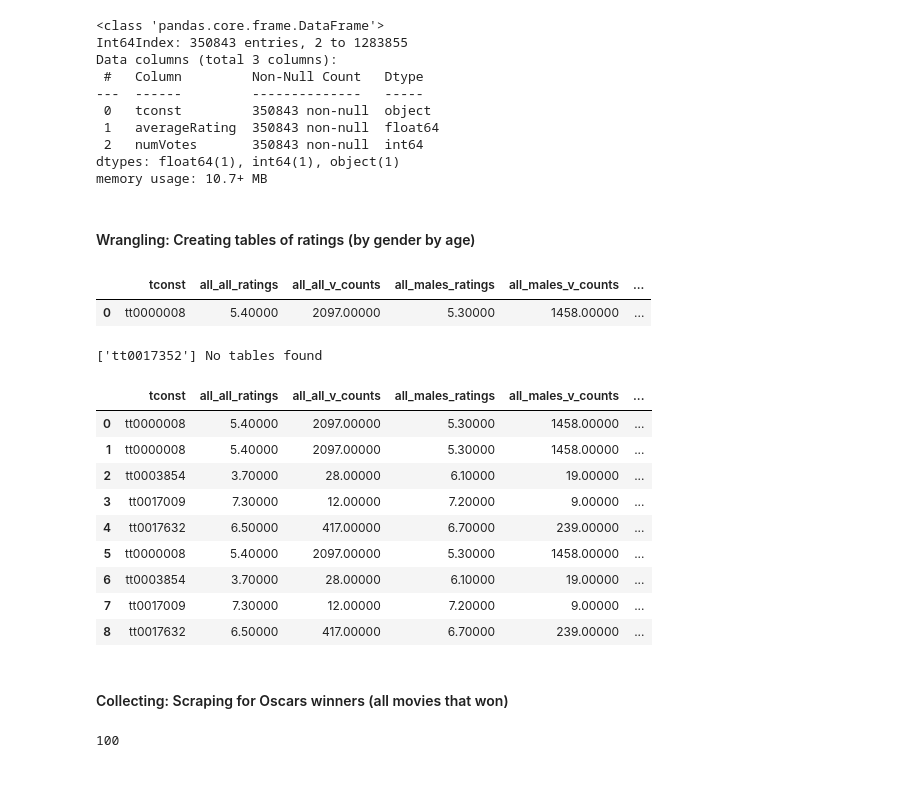
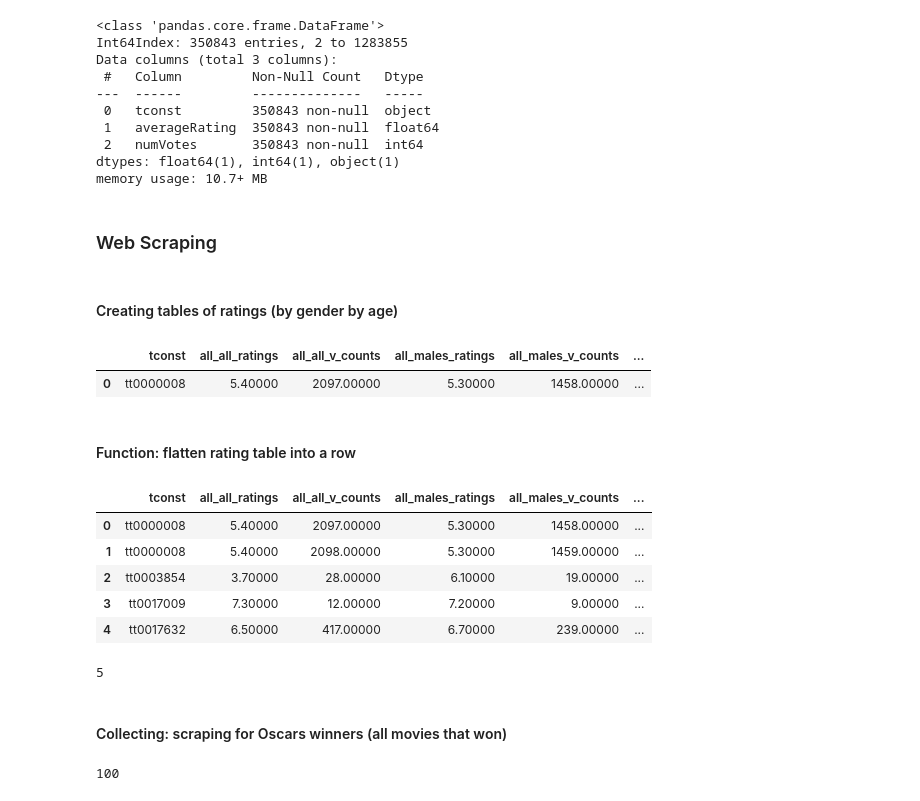
Before and after one commit to tthaopham/Oscars_Predictions, a Jupyter notebook: imdb_data_collection.ipynb, the cells around one changed output. Drawn from its saved outputs; the diff is of its cells as text; code cells hidden in the pictures.

```diff
--- a/imdb_data_collection.ipynb
+++ b/imdb_data_collection.ipynb
@@ -648,8 +638,10 @@ dtypes: float64(1), int64(1), object(1)
 memory usage: 10.7+ MB
 # %%
 title_high_rating.to_csv('./Data/title_high_rating.csv')
+# %% [markdown]
+### Web Scraping
 # %% [markdown]
-#### Wrangling: Creating tables of ratings (by gender by age)
+#### Creating tables of ratings (by gender by age)
 # %%
 first_row = ['tt0000008', 5.4, 2097.0, 5.3, 1458.0, 5.6, 161.0, 6.0, 1.0, 0.0, 0.0, 6.0, 1.0, 5.5, 271.0, 5.5, 235.0, 5.5, 31.0, 5.2, 951.0, 5.2, 846.0, 5.5, 92.0, 5.5, 361.0, 5.5, 321.0, 6.0, 34.0] #len = 31
 table_headers = ['tconst', 'all_all_ratings', 'all_all_v_counts', 'all_males_ratings', 'all_males_v_counts', 'all_females_ratings', 'all_females_v_counts', 'under_18_all_ratings', 'under_18_all_v_counts', 'under_18_males_ratings', 'under_18_males_v_counts', 'under_18_females_ratings', 'under_18_females_v_counts', 'f18_29_all_ratings', 'f18_29_all_v_counts', 'f18_29_males_ratings', 'f18_29_males_v_counts', 'f18_29_females_ratings', 'f18_29_females_v_counts', 'f30_44_all_ratings', 'f30_44_all_v_counts', 'f30_44_males_ratings', 'f30_44_males_v_counts', 'f30_44_females_ratings', 'f30_44_females_v_counts', 'f45_all_ratings', 'f45_all_v_counts', 'f45_males_ratings', 'f45_males_v_counts', 'f45_females_ratings', 'f45_females_v_counts']
@@ -660,6 +652,8 @@ rating_list_fr
 # %% [output]
 |  | tconst | all_all_ratings | all_all_v_counts | all_males_ratings | all_males_v_counts | ... |
 | 0 | tt0000008 | 5.40000 | 2097.00000 | 5.30000 | 1458.00000 | ... |
+# %% [markdown]
+#### Function: flatten rating table into a row
 # %%
 # DEFINE FUNCTION TO CREATE ROW FROM A TABLE OF RATINGS (BY AGE BY GENDER)
 def rating_row(df, col):
@@ -673,6 +667,11 @@ def rating_row(df, col):
 # %%
 test_list_2 = ['tt0000008','tt0003854','tt0017009','tt0017352','tt0017632']
 no_table_list = []
+from random import randint
+from time import sleep
+import random
+
+random_list = random.sample(list_title_movies, 10000)
 
 for i, tconst in enumerate(test_list_2):
     try:
@@ -690,40 +689,40 @@ for i, tconst in enumerate(test_list_2):
         user_ratings = user_ratings.applymap(lambda val: re.sub(r'(\d*),(\d*)', r'\1\2', val))
 
         all_ages_ratings = rating_row(user_ratings, 'all')
         under_18_ratings = rating_row(user_ratings, 'under_18')
         f18_29_ratings = rating_row(user_ratings, 'f18_29')
         f30_44_ratings = rating_row(user_ratings, 'f30_44')
         f45_ratings = rating_row(user_ratings,'f45')
 
         ratings = pd.concat([all_ages_ratings, under_18_ratings, f18_29_ratings, f30_44_ratings, f45_ratings]).set_index("age_group")
         cols = ratings.columns
         ratings[cols] = ratings[cols].apply(pd.to_numeric, errors='coerce')
 
         ratings = ratings.stack()
         ratings.index = ratings.index.map('{0[0]}_{0[1]}'.format)
         ratings = ratings.to_frame().T
         ratings['tconst'] = tconst
         ratings = ratings[ ['tconst'] + [ col for col in ratings.columns if col != 'tconst' ]]
 
         rating_list_fr = pd.concat([rating_list_fr, ratings], axis = 0, ignore_index=True)
+        sleep(random.uniform(0.2, 0.3))
 
     except Exception as ex:
         no_table_list.append(tconst)
-        print(no_table_list, ex)
+        # print(no_table_list, ex)
         # title_no_ratings = pd.DataFrame(no_table_list)
         # title_no_ratings.columns = ['tconst']
         # title_no_ratings
 
 rating_list_fr
 # %% [output]
-['tt0017352'] No tables found
 |  | tconst | all_all_ratings | all_all_v_counts | all_males_ratings | all_males_v_counts | ... |
 | 0 | tt0000008 | 5.40000 | 2097.00000 | 5.30000 | 1458.00000 | ... |
-| 1 | tt0000008 | 5.40000 | 2097.00000 | 5.30000 | 1458.00000 | ... |
+| 1 | tt0000008 | 5.40000 | 2098.00000 | 5.30000 | 1459.00000 | ... |
 | 2 | tt0003854 | 3.70000 | 28.00000 | 6.10000 | 19.00000 | ... |
 | 3 | tt0017009 | 7.30000 | 12.00000 | 7.20000 | 9.00000 | ... |
 | 4 | tt0017632 | 6.50000 | 417.00000 | 6.70000 | 239.00000 | ... |
-| 5 | tt0000008 | 5.40000 | 2097.00000 | 5.30000 | 1458.00000 | ... |
-| 6 | tt0003854 | 3.70000 | 28.00000 | 6.10000 | 19.00000 | ... |
-| 7 | tt0017009 | 7.30000 | 12.00000 | 7.20000 | 9.00000 | ... |
-| 8 | tt0017632 | 6.50000 | 417.00000 | 6.70000 | 239.00000 | ... |
+# %%
+len(rating_list_fr)
+# %% [output]
+5
@@ -730,5 +731,5 @@ rating_list_fr
 # %% [markdown]
-#### Collecting: Scraping for Oscars winners (all movies that won)
+#### Collecting: scraping for Oscars winners (all movies that won)
 # %%
 url_oscars_winner = 'https://www.imdb.com/list/ls055265443/?sort=release_date,desc&st_dt=&mode=simple&page=1&ref_=ttls_vw_smp'
 response_winner = requests.get(url_oscars_winner)
```
Also changed, not shown: parts of 21 cells of this notebook, 1 other file.
